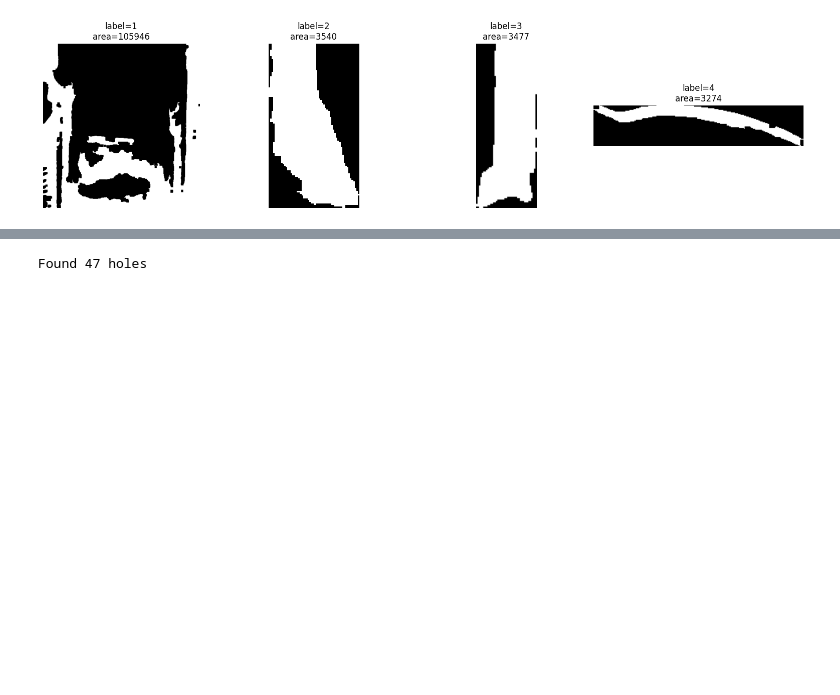
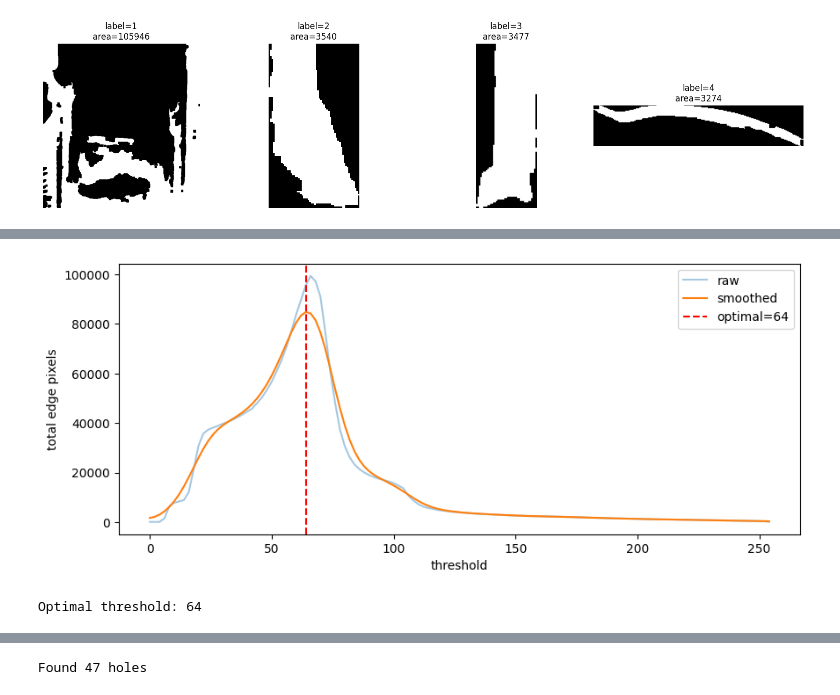
Before and after one commit to Sarztak/flm-tem-correlation, a Jupyter notebook: experiments_tem_flm.ipynb, the cells around one changed output, grey strips where cells are left out. Cells and saved outputs as stored; diff of their text form; code cells hidden in the pictures; blank space fills up the shorter version.

```diff
--- a/experiments_tem_flm.ipynb
+++ b/experiments_tem_flm.ipynb
@@ -372,2 +376,32 @@ interact(
 interactive(children=(IntSlider(value=128, description='threshold', max=255), Output()), _dom_classes=('widget…
 <function __main__.<lambda>(threshold)>
+# %%
+thresholds = np.arange(0, 256, 2)
+edge_scores = []
+
+for t in thresholds:
+    binary = (img_uint8 > t).astype(np.uint8) * 255
+    edges = cv2.Canny(binary, 10, 40)
+    # total edge pixels = connectedness proxy
+    edge_scores.append(edges.sum() / 255)
+
+edge_scores = np.array(edge_scores)
+
+# smooth and find peak
+from scipy.ndimage import gaussian_filter1d
+smoothed = gaussian_filter1d(edge_scores.astype(float), sigma=3)
+optimal_t = thresholds[np.argmax(smoothed)]
+
+plt.figure(figsize=(10, 4))
+plt.plot(thresholds, edge_scores, alpha=0.4, label='raw')
+plt.plot(thresholds, smoothed, label='smoothed')
+plt.axvline(optimal_t, color='red', linestyle='--', label=f'optimal={optimal_t}')
+plt.xlabel('threshold')
+plt.ylabel('total edge pixels')
+plt.legend()
+plt.show()
+
+print(f"Optimal threshold: {optimal_t}")
+# %% [output]
+[figure, added]
+Optimal threshold: 64
```
Also changed, not shown: parts of 4 cells of this notebook.
